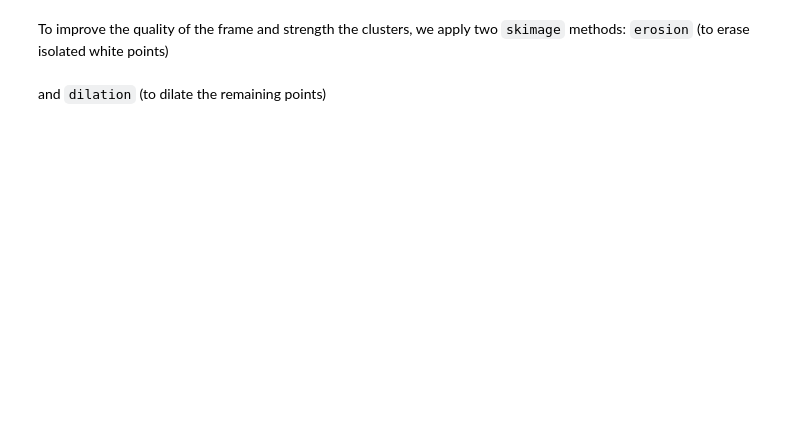
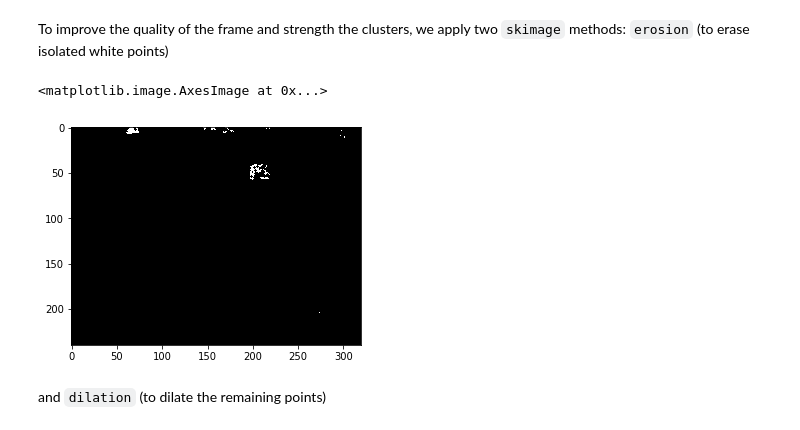
Before and after one commit to jxm-math/capstone_project, a Jupyter notebook: improver.ipynb, the cells around one changed output. Saved outputs shown, nothing was run; the diff lists cells and outputs as text; code cells hidden in the pictures; blank space fills up the shorter version.

```diff
--- a/improver.ipynb
+++ b/improver.ipynb
@@ -36,8 +42,11 @@ plt.imshow(img)
 # %% [markdown]
 To improve the quality of the frame and strength the clusters, we apply two `skimage` methods: `erosion` (to erase isolated white points)
 # %%
-img2 = skimage.morphology.erosion(img)
+img2 = mph.erosion(img)
 plt.imshow(img2)
+# %% [output]
+<matplotlib.image.AxesImage at 0x...>
+[figure, added]
 # %% [markdown]
 and `dilation` (to dilate the remaining points)
 # %%
```
Also changed, not shown: parts of 15 cells of this notebook, 12 other files.
